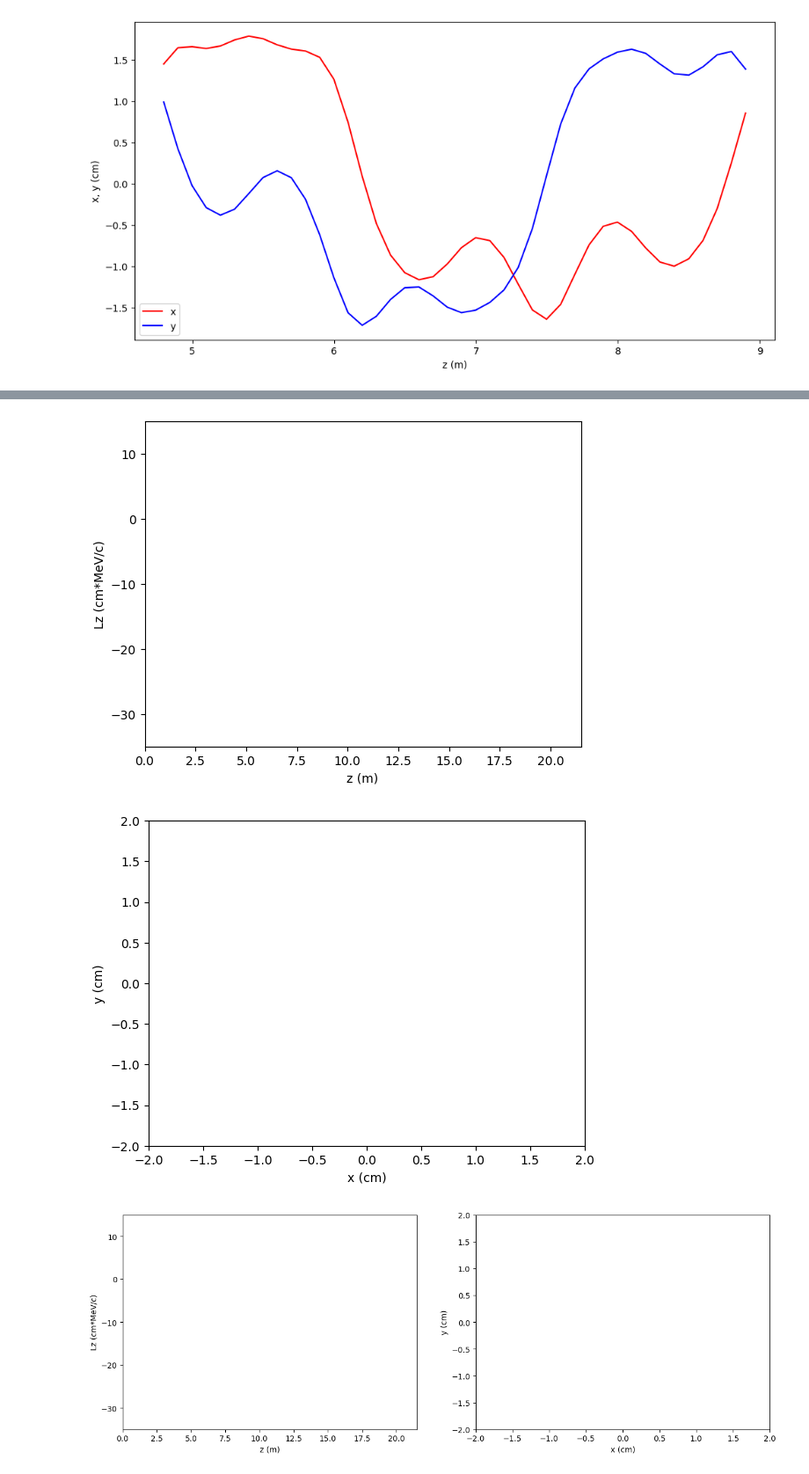
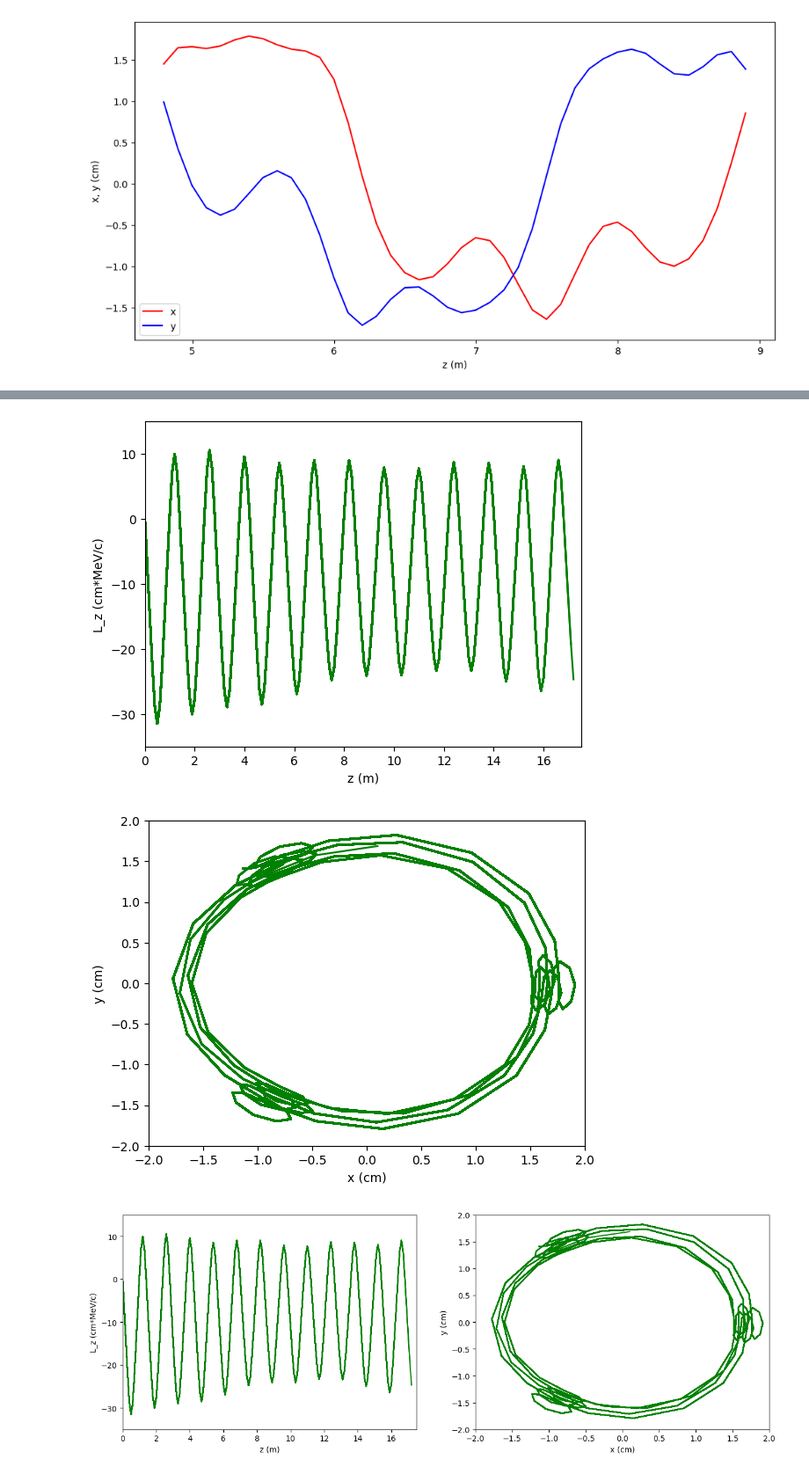
Before and after one commit to criggall/muon-cooling, a Jupyter notebook: Simplified-HFOFO/plot-reference-particle2.ipynb, the cells around one changed output, grey strips where cells are left out. Shown at 88% size. Saved outputs shown, nothing was run; the diff lists cells and outputs as text; code cells hidden in the pictures.

```diff
--- a/Simplified-HFOFO/plot-reference-particle2.ipynb
+++ b/Simplified-HFOFO/plot-reference-particle2.ipynb
@@ -156,14 +156,14 @@ from matplotlib.animation import FuncAnimation
 fig, ax = plt.subplots()
 def animate(frame):
     plt.plot(z_vals[:frame],Lz_vals[:frame],color='green')
-    plt.xlim((0,21.5))
+    plt.xlim((0,17.5))
     plt.ylim((-35,15))
-    plt.ylabel('Lz (cm*MeV/c)')
+    plt.ylabel('L_z (cm*MeV/c)')
     plt.xlabel('z (m)')
 animation = FuncAnimation(fig, animate, frames=len(z_vals), interval=250, repeat=True)
-# animation.save('Lz_animation.gif', writer='pillow')
+animation.save('Lz_animation.gif', writer='pillow')
 # %% [output]
-[figure, old version]
+[figure, new version]
 # %%
 # Animation of trajectory in xy-plane along z:
 # %matplotlib widget
@@ -176,31 +176,31 @@ def animate(frame):
     plt.xlabel('x (cm)')
     plt.ylabel('y (cm)')
 animation = FuncAnimation(fig, animate, frames=len(z_vals), interval=250, repeat=True)
-# animation.save('xy_animation.gif', writer='pillow')
+animation.save('xy_animation.gif', writer='pillow')
 # %% [output]
-[figure, old version]
+[figure, new version]
 # %%
 # Animation of xy trajectory and Lz along z:
 # %matplotlib widget
 from matplotlib.animation import FuncAnimation
 fig, (ax1, ax2) = plt.subplots(1,2, figsize=(15, 5))
 def animate(frame):
 
     # Lz plot:
     ax1.plot(z_vals[:frame],Lz_vals[:frame],color='green')
-    ax1.set_xlim((0,21.5))
+    ax1.set_xlim((0,17.5))
     ax1.set_ylim((-35,15))
-    ax1.set_ylabel('Lz (cm*MeV/c)')
+    ax1.set_ylabel('L_z (cm*MeV/c)')
     ax1.set_xlabel('z (m)')
 
     # x,y plot:
     ax2.plot(x_vals[:frame],y_vals[:frame],color='green')
     ax2.set_xlim((-2,2))
     ax2.set_ylim((-2,2))
     ax2.set_xlabel('x (cm)')
     ax2.set_ylabel('y (cm)')
 
 animation = FuncAnimation(fig, animate, frames=len(z_vals), interval=250, repeat=True)
-# animation.save('Lz_and_xy_animation.gif', writer='pillow')
+animation.save('Lz_and_xy_animation.gif', writer='pillow')
 # %% [output]
-[figure, old version]
+[figure, new version]
```
Also changed, not shown: parts of 1 cell of this notebook, 18 other files.
